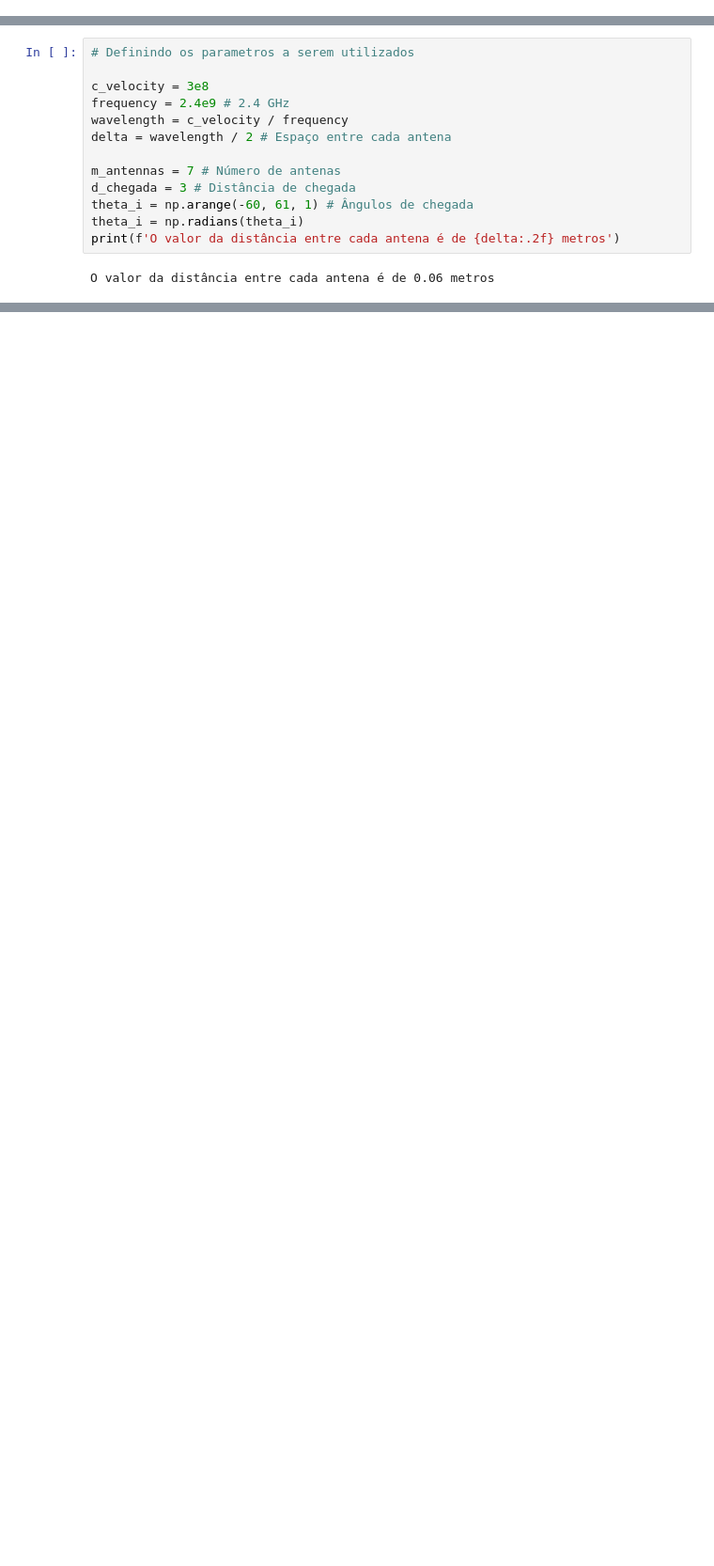
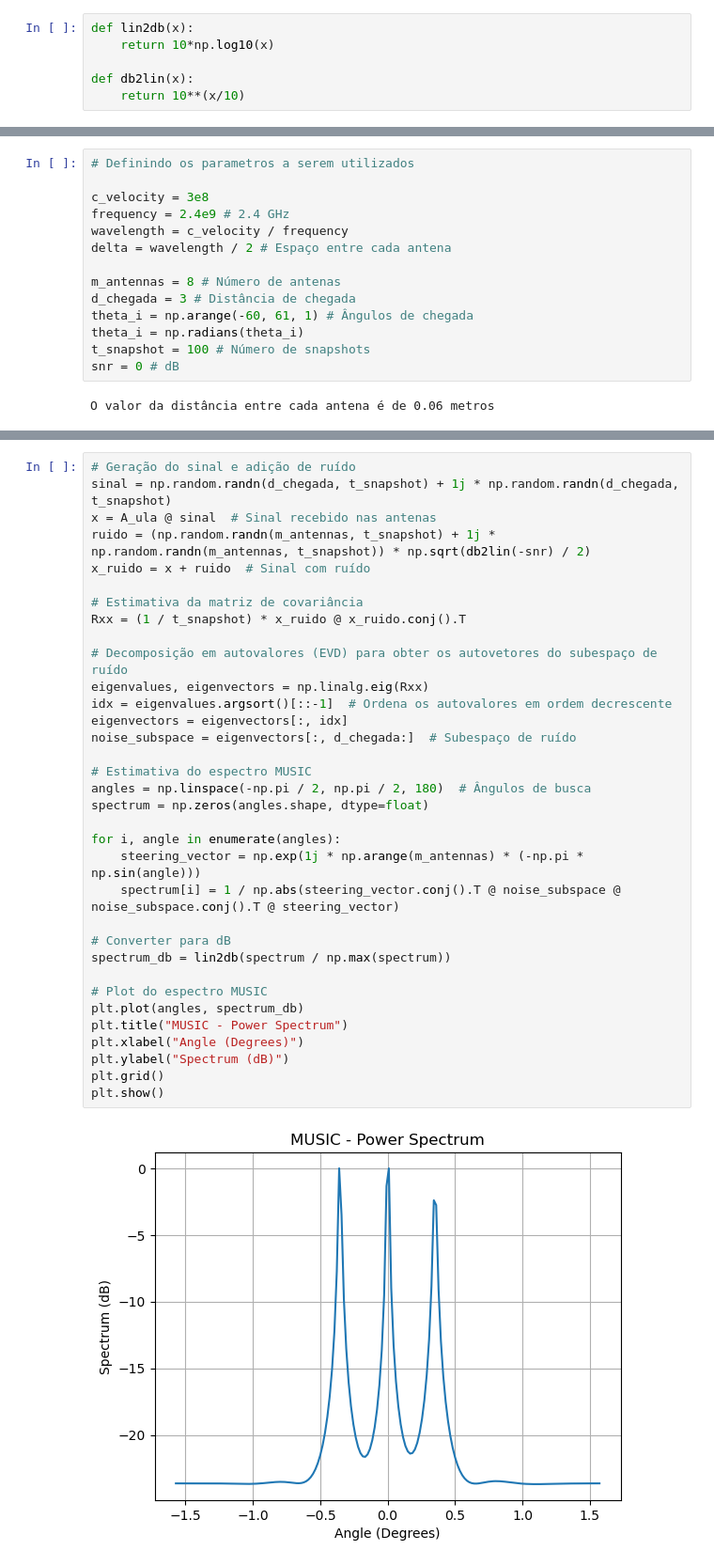
Before and after one commit to vitorfraga12/AICT-1, a Jupyter notebook: DoA Estimation.ipynb, the cells around one changed output, grey strips where cells are left out. Shown at 94% size. Saved outputs shown, nothing was run; the diff lists cells and outputs as text; blank space fills up the shorter version.

Commit message:
Adição Sinal e Ruído

```diff
--- a/DoA Estimation.ipynb
+++ b/DoA Estimation.ipynb
@@ -3,6 +3,12 @@ import numpy as np
 import matplotlib.pyplot as plt
 import random
 np.random.seed(12)
+# %%
+def lin2db(x):
+    return 10*np.log10(x)
+
+def db2lin(x):
+    return 10**(x/10)
 # %% [markdown]
 A variável $\Delta$ é referente ao espaço entre as antenas.
 
@@ -29,11 +35,12 @@ frequency = 2.4e9 # 2.4 GHz
 wavelength = c_velocity / frequency
 delta = wavelength / 2 # Espaço entre cada antena
 
-m_antennas = 7 # Número de antenas
+m_antennas = 8 # Número de antenas
 d_chegada = 3 # Distância de chegada
 theta_i = np.arange(-60, 61, 1) # Ângulos de chegada
 theta_i = np.radians(theta_i)
-print(f'O valor da distância entre cada antena é de {delta:.2f} metros')
+t_snapshot = 100 # Número de snapshots
+snr = 0 # dB
 # %% [output]
 O valor da distância entre cada antena é de 0.06 metros
 # %%
@@ -61,0 +92,36 @@ print(A_ula)
+# %%
+# Geração do sinal e adição de ruído
+sinal = np.random.randn(d_chegada, t_snapshot) + 1j * np.random.randn(d_chegada, t_snapshot)
+x = A_ula @ sinal  # Sinal recebido nas antenas
+ruido = (np.random.randn(m_antennas, t_snapshot) + 1j * np.random.randn(m_antennas, t_snapshot)) * np.sqrt(db2lin(-snr) / 2)
+x_ruido = x + ruido  # Sinal com ruído
+
+# Estimativa da matriz de covariância
+Rxx = (1 / t_snapshot) * x_ruido @ x_ruido.conj().T
+
+# Decomposição em autovalores (EVD) para obter os autovetores do subespaço de ruído
+eigenvalues, eigenvectors = np.linalg.eig(Rxx)
+idx = eigenvalues.argsort()[::-1]  # Ordena os autovalores em ordem decrescente
+eigenvectors = eigenvectors[:, idx]
+noise_subspace = eigenvectors[:, d_chegada:]  # Subespaço de ruído
+
+# Estimativa do espectro MUSIC
+angles = np.linspace(-np.pi / 2, np.pi / 2, 180)  # Ângulos de busca
+spectrum = np.zeros(angles.shape, dtype=float)
+
+for i, angle in enumerate(angles):
+    steering_vector = np.exp(1j * np.arange(m_antennas) * (-np.pi * np.sin(angle)))
+    spectrum[i] = 1 / np.abs(steering_vector.conj().T @ noise_subspace @ noise_subspace.conj().T @ steering_vector)
+
+# Converter para dB
+spectrum_db = lin2db(spectrum / np.max(spectrum))
+
+# Plot do espectro MUSIC
+plt.plot(angles, spectrum_db)
+plt.title("MUSIC - Power Spectrum")
+plt.xlabel("Angle (Degrees)")
+plt.ylabel("Spectrum (dB)")
+plt.grid()
+plt.show()
+# %% [output]
+[figure, added]
```
Also changed, not shown: parts of 3 cells of this notebook.
